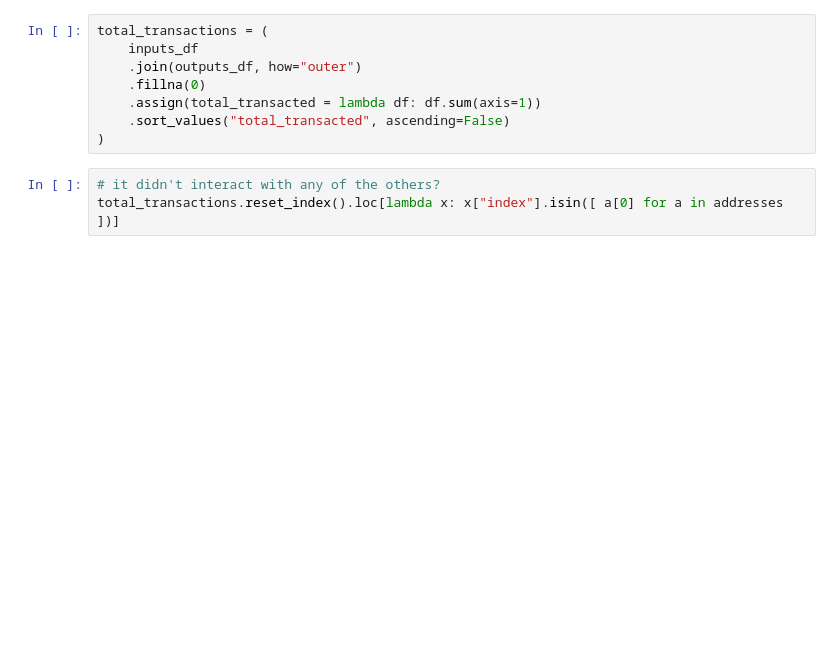
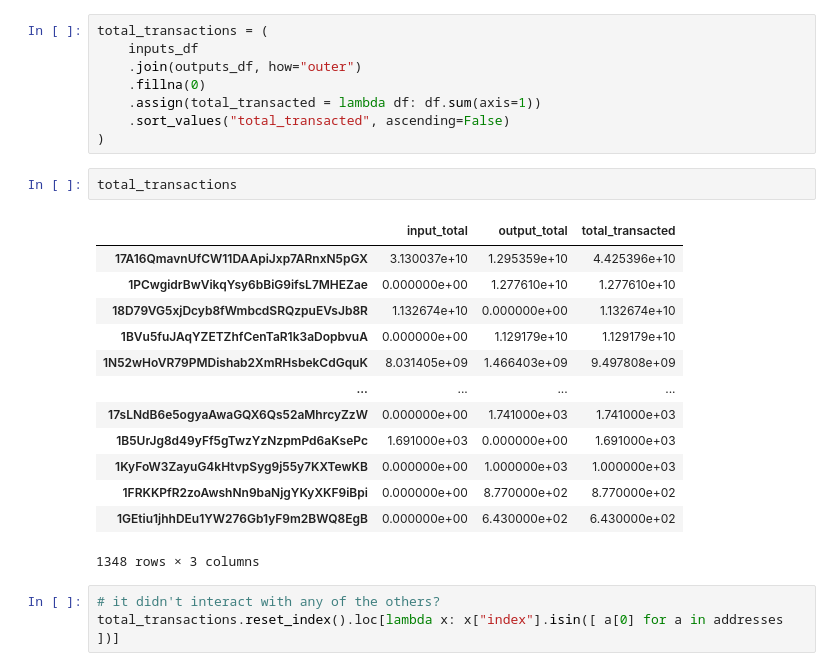
Before and after one commit to jtemplon/cuny-fall-2024, a Jupyter notebook: blockchain-explore.ipynb, the cells around one changed output. Cells and saved outputs as stored; diff of their text form; blank space fills up the shorter version.

```diff
--- a/blockchain-explore.ipynb
+++ b/blockchain-explore.ipynb
@@ -130,6 +164,22 @@ total_transactions = (
     .assign(total_transacted = lambda df: df.sum(axis=1))
     .sort_values("total_transacted", ascending=False)
 )
+# %%
+total_transactions
+# %% [output]
+|  | input_total | output_total | total_transacted |
+| 17A16QmavnUfCW11DAApiJxp7ARnxN5pGX | 3.130037e+10 | 1.295359e+10 | 4.425396e+10 |
+| 1PCwgidrBwVikqYsy6bBiG9ifsL7MHEZae | 0.000000e+00 | 1.277610e+10 | 1.277610e+10 |
+| 18D79VG5xjDcyb8fWmbcdSRQzpuEVsJb8R | 1.132674e+10 | 0.000000e+00 | 1.132674e+10 |
+| 1BVu5fuJAqYZETZhfCenTaR1k3aDopbvuA | 0.000000e+00 | 1.129179e+10 | 1.129179e+10 |
+| 1N52wHoVR79PMDishab2XmRHsbekCdGquK | 8.031405e+09 | 1.466403e+09 | 9.497808e+09 |
+| ... | ... | ... | ... |
+| 17sLNdB6e5ogyaAwaGQX6Qs52aMhrcyZzW | 0.000000e+00 | 1.741000e+03 | 1.741000e+03 |
+| 1B5UrJg8d49yFf5gTwzYzNzpmPd6aKsePc | 1.691000e+03 | 0.000000e+00 | 1.691000e+03 |
+| 1KyFoW3ZayuG4kHtvpSyg9j55y7KXTewKB | 0.000000e+00 | 1.000000e+03 | 1.000000e+03 |
+| 1FRKKPfR2zoAwshNn9baNjgYKyXKF9iBpi | 0.000000e+00 | 8.770000e+02 | 8.770000e+02 |
+| 1GEtiu1jhhDEu1YW276Gb1yF9m2BWQ8EgB | 0.000000e+00 | 6.430000e+02 | 6.430000e+02 |
+1348 rows × 3 columns
 # %%
 # it didn't interact with any of the others?
 total_transactions.reset_index().loc[lambda x: x["index"].isin([ a[0] for a in addresses ])]
```
Also changed, not shown: parts of 2 cells of this notebook, 2 other files.
